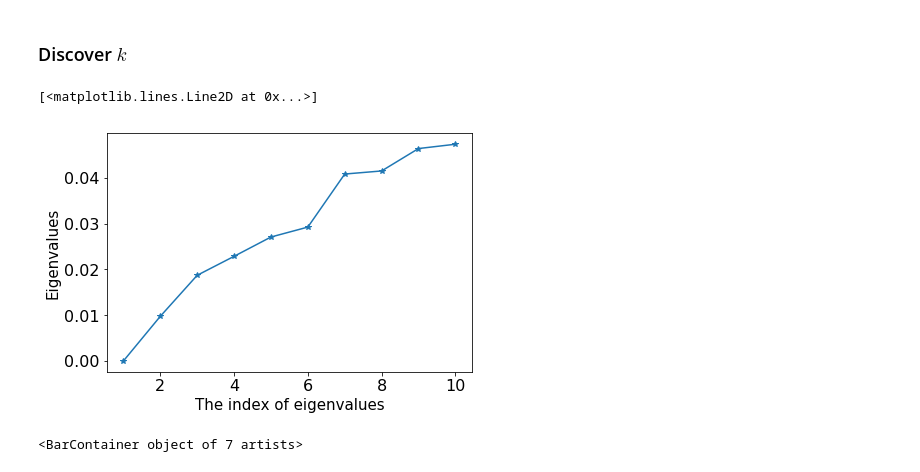
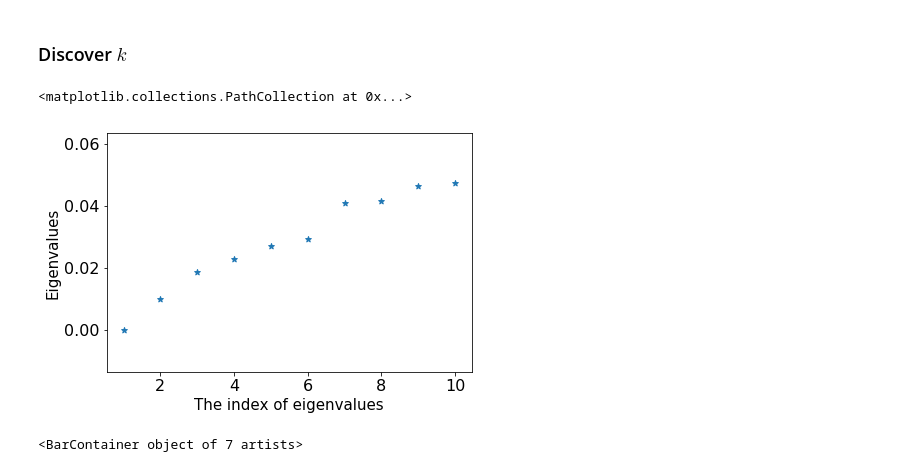
Before and after one commit to ownzonefeng/ntds_groupwork, a Jupyter notebook: Milestone3/3_spectral_graph_theory.ipynb, the cells around one changed output. Cells and saved outputs as stored; diff of their text form; code cells hidden in the pictures.

```diff
--- a/Milestone3/3_spectral_graph_theory.ipynb
+++ b/Milestone3/3_spectral_graph_theory.ipynb
@@ -352,14 +351,14 @@ eigenvalues_cluster, eigenvectors_cluster = sparse.linalg.eigsh(laplacian_larges
 # %%
 diff = np.diff(eigenvalues_cluster) # Compute first order difference of eigen values
 fig1, ax1 = plt.subplots()
 ax1.tick_params(labelsize = 16)
 fig1.tight_layout()
 ax1.set_xlabel('The index of eigenvalues', fontdict={'fontsize':15})
 ax1.set_ylabel('Eigenvalues',fontdict={'fontsize':15})
-ax1.plot(np.arange(eigenvalues_cluster.shape[0]) + 1, eigenvalues_cluster, marker='*')
+ax1.scatter(np.arange(eigenvalues_cluster.shape[0]) + 1, eigenvalues_cluster, marker='*')
 # %% [output]
-[<matplotlib.lines.Line2D at 0x...>]
+<matplotlib.collections.PathCollection at 0x...>
-[figure, old version]
+[figure, new version]
 # %%
 fig2, ax2 = plt.subplots()
 ax2.tick_params(labelsize = 14)
```
Also changed, not shown: parts of 9 cells of this notebook.
